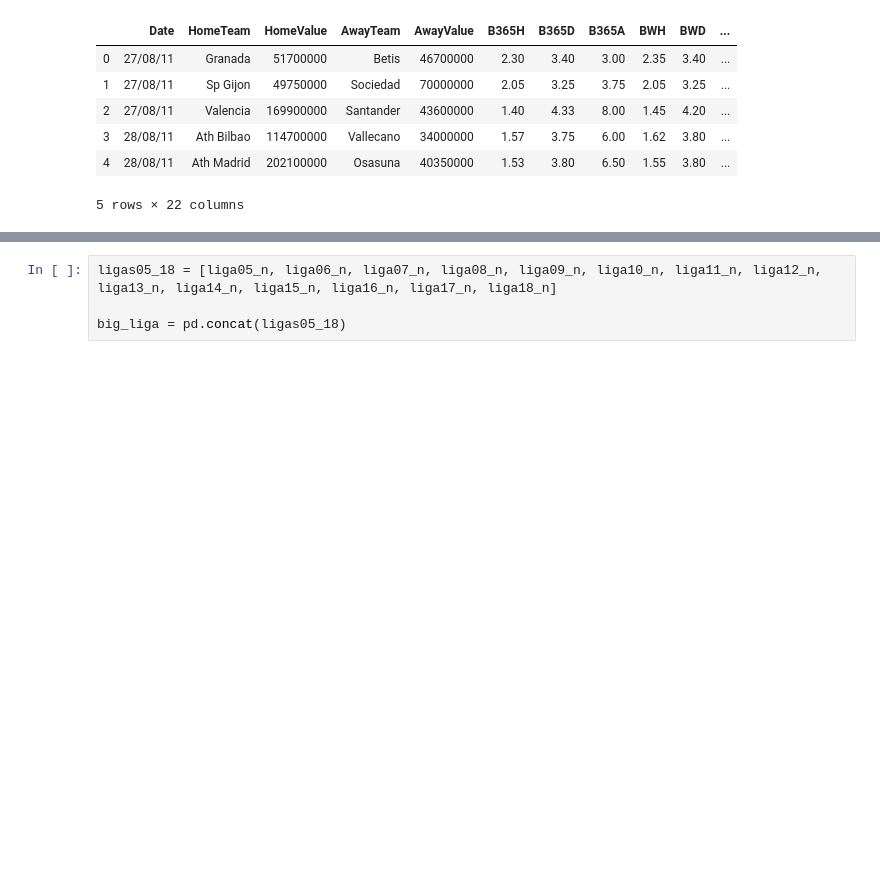
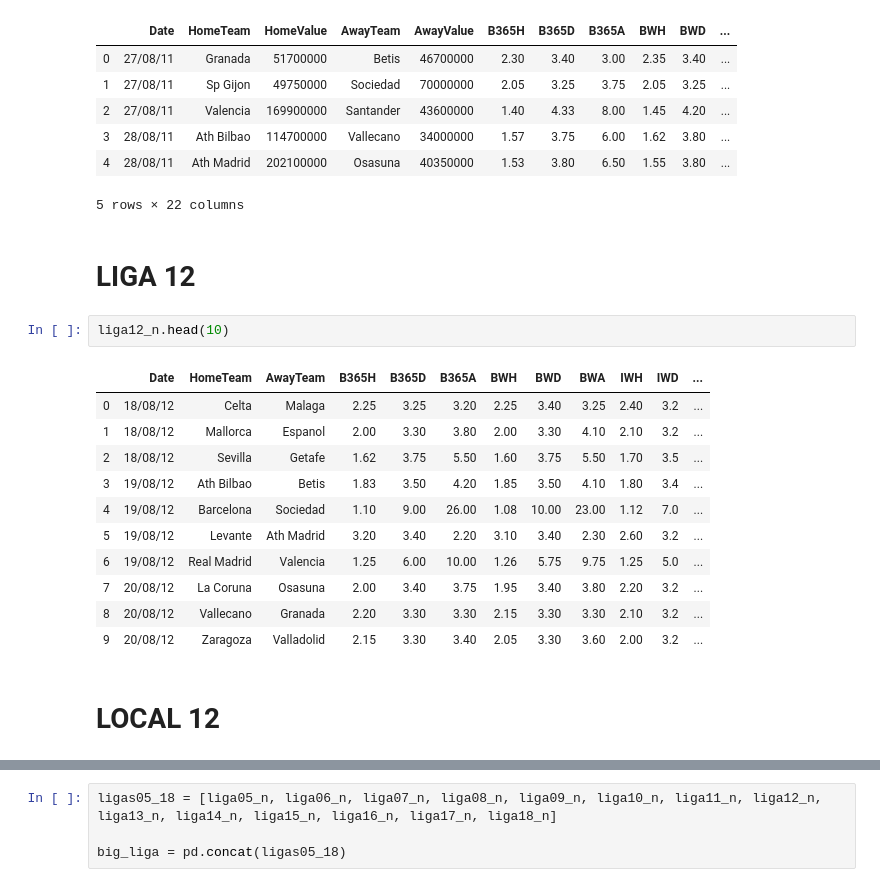
Before and after one commit to Jjespper/football_bets, a Jupyter notebook: Untitled1.ipynb, the cells around one changed output, grey strips where cells are left out. Cells and saved outputs as stored; diff of their text form; blank space fills up the shorter version.

```diff
--- a/Untitled1.ipynb
+++ b/Untitled1.ipynb
@@ -1041,3 +1041,21 @@ liga11_n.head()
 | 3 | 28/08/11 | Ath Bilbao | 114700000 | Vallecano | 34000000 | 1.57 | 3.75 | 6.00 | 1.62 | 3.80 | ... |
 | 4 | 28/08/11 | Ath Madrid | 202100000 | Osasuna | 40350000 | 1.53 | 3.80 | 6.50 | 1.55 | 3.80 | ... |
 5 rows × 22 columns
+# %% [markdown]
+# LIGA 12
+# %%
+liga12_n.head(10)
+# %% [output]
+|  | Date | HomeTeam | AwayTeam | B365H | B365D | B365A | BWH | BWD | BWA | IWH | IWD | ... |
+| 0 | 18/08/12 | Celta | Malaga | 2.25 | 3.25 | 3.20 | 2.25 | 3.40 | 3.25 | 2.40 | 3.2 | ... |
+| 1 | 18/08/12 | Mallorca | Espanol | 2.00 | 3.30 | 3.80 | 2.00 | 3.30 | 4.10 | 2.10 | 3.2 | ... |
+| 2 | 18/08/12 | Sevilla | Getafe | 1.62 | 3.75 | 5.50 | 1.60 | 3.75 | 5.50 | 1.70 | 3.5 | ... |
+| 3 | 19/08/12 | Ath Bilbao | Betis | 1.83 | 3.50 | 4.20 | 1.85 | 3.50 | 4.10 | 1.80 | 3.4 | ... |
+| 4 | 19/08/12 | Barcelona | Sociedad | 1.10 | 9.00 | 26.00 | 1.08 | 10.00 | 23.00 | 1.12 | 7.0 | ... |
+| 5 | 19/08/12 | Levante | Ath Madrid | 3.20 | 3.40 | 2.20 | 3.10 | 3.40 | 2.30 | 2.60 | 3.2 | ... |
+| 6 | 19/08/12 | Real Madrid | Valencia | 1.25 | 6.00 | 10.00 | 1.26 | 5.75 | 9.75 | 1.25 | 5.0 | ... |
+| 7 | 20/08/12 | La Coruna | Osasuna | 2.00 | 3.40 | 3.75 | 1.95 | 3.40 | 3.80 | 2.20 | 3.2 | ... |
+| 8 | 20/08/12 | Vallecano | Granada | 2.20 | 3.30 | 3.30 | 2.15 | 3.30 | 3.30 | 2.10 | 3.2 | ... |
+| 9 | 20/08/12 | Zaragoza | Valladolid | 2.15 | 3.30 | 3.40 | 2.05 | 3.30 | 3.60 | 2.00 | 3.2 | ... |
+# %% [markdown]
+# LOCAL 12
```
Also changed, not shown: parts of 20 cells of this notebook.
